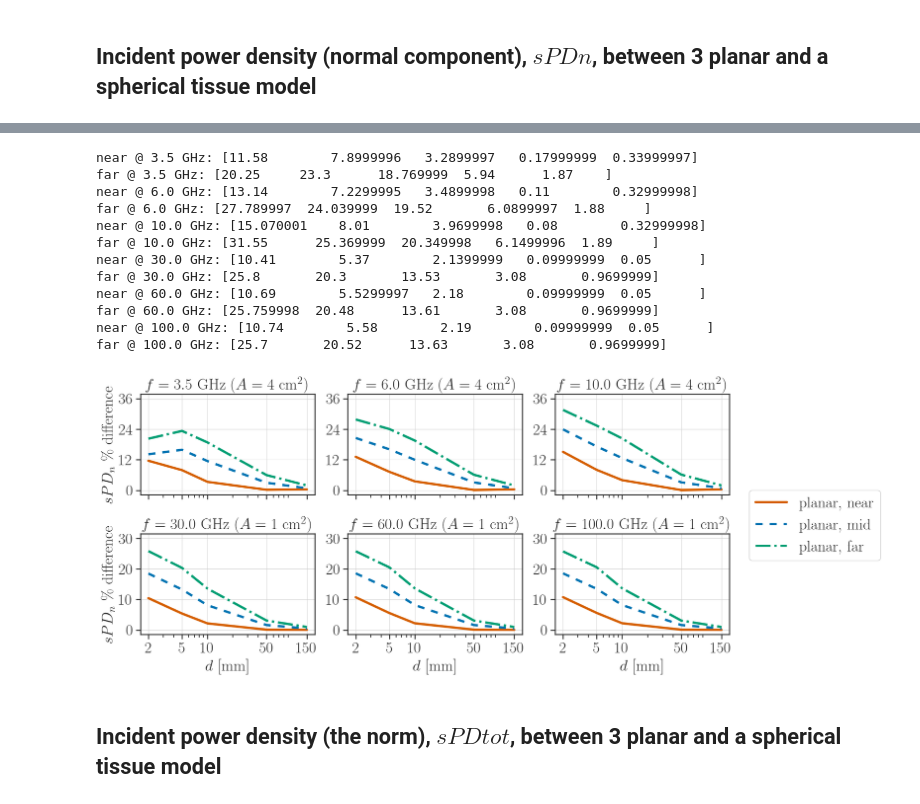
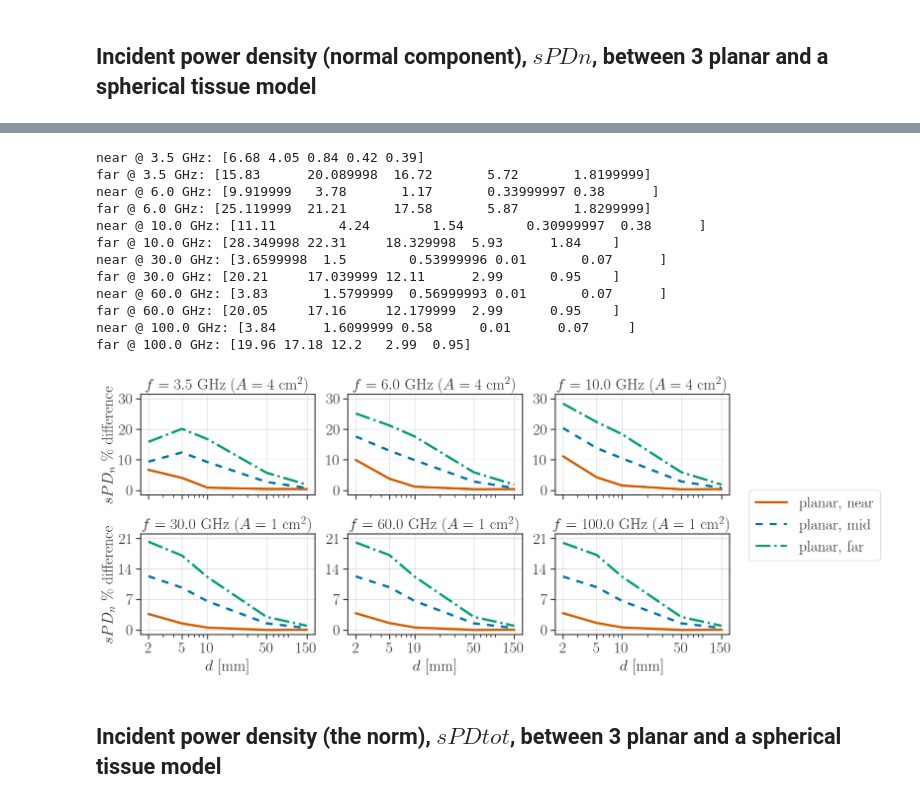
Before and after one commit to akapet00/EMF-exposure-analysis, a Jupyter notebook: playground/IEEE-TEMC_paper/results.ipynb, the cells around one changed output, grey strips where cells are left out. Saved outputs shown, nothing was run; the diff lists cells and outputs as text; code cells hidden in the pictures.

```diff
--- a/playground/IEEE-TEMC_paper/results.ipynb
+++ b/playground/IEEE-TEMC_paper/results.ipynb
@@ -240,7 +255,7 @@ p = 11  # number of root points
 ## Incident power density (normal component), $sPDn$, between 3 planar and a spherical tissue model
 # %%
 try:
-    date = '2022-05-19'
+    date = '2022-05-23'
     sPDn_comp = np.load(os.path.join('analysis', f'sPDn_sim_{date}.npy'))
     sPDn_comp_r = np.delete(sPDn_comp, np.where(sPDn_comp == -0.1)[0], axis=0)
     ds_r = np.delete(ds, np.where(ds == -0.1)[0])
@@ -327,49 +342,49 @@ for row in range(n_rows):
         print(f'near @ {fs[f_idx]} GHz: {np.round(abs_diff_near, 4) * 100}')
         print(f'far @ {fs[f_idx]} GHz: {np.round(abs_diff_far, 4)  * 100}')
         axs[row, col].plot(np.abs(ds_r), abs_diff_near * 100, 'r-', label='planar, near')
         axs[row, col].plot(np.abs(ds_r), abs_diff_mid * 100, 'b--', label='planar, mid')
         axs[row, col].plot(np.abs(ds_r), abs_diff_far * 100, 'g-.', label='planar, far')
         axs[row, col].set_xscale('log')
         axs[row, col].grid()
         axs[row, col].set_xticks(ticks=np.abs(ds_r),
                                  labels=np.asarray(ds_r * -1000, dtype='int'))
         if col == 0:
             axs[row, col].set(ylabel='$sPD_{n}$ \% difference')
         if row == 1:
             axs[row, col].set(xlabel='$d$ [mm]')
+            axs[row, col].set_yticks(ticks=[0, 7, 14, 21])
+            axs[row, col].set_ylim([-1.05, 22.05])
+        else:
             axs[row, col].set_yticks(ticks=[0, 10, 20, 30])
             axs[row, col].set_ylim([-1.5, 31.5])
-        else:
-            axs[row, col].set_yticks(ticks=[0, 12, 24, 36])
-            axs[row, col].set_ylim([-1.8, 37.8])
         if fs[f_idx] < 30.0:
             A = 4
         else:
             A = 1
         title = f'$f = {fs[f_idx]}$ GHz ($A = {A}$ cm$^2$)'
         axs[row, col].set_title(title)
         f_idx += 1
 handles, labels = plt.gca().get_legend_handles_labels()
 fig.legend(handles, labels, loc='center right')
 fig.tight_layout()
 fig.subplots_adjust(right=0.8);
 
 #fname = os.path.join('figures', 'sPDn_rpd')
 #save_fig(fig, fname=fname)
 # %% [output]
-near @ 3.5 GHz: [11.58        7.8999996   3.2899997   0.17999999  0.33999997]
-far @ 3.5 GHz: [20.25     23.3      18.769999  5.94      1.87    ]
-near @ 6.0 GHz: [13.14        7.2299995   3.4899998   0.11        0.32999998]
-far @ 6.0 GHz: [27.789997  24.039999  19.52       6.0899997  1.88     ]
-near @ 10.0 GHz: [15.070001    8.01        3.9699998   0.08        0.32999998]
-far @ 10.0 GHz: [31.55      25.369999  20.349998   6.1499996  1.89     ]
-near @ 30.0 GHz: [10.41        5.37        2.1399999   0.09999999  0.05      ]
-far @ 30.0 GHz: [25.8       20.3       13.53       3.08       0.9699999]
-near @ 60.0 GHz: [10.69        5.5299997   2.18        0.09999999  0.05      ]
-far @ 60.0 GHz: [25.759998  20.48      13.61       3.08       0.9699999]
-near @ 100.0 GHz: [10.74        5.58        2.19        0.09999999  0.05      ]
-far @ 100.0 GHz: [25.7       20.52      13.63       3.08       0.9699999]
+near @ 3.5 GHz: [6.68 4.05 0.84 0.42 0.39]
+far @ 3.5 GHz: [15.83      20.089998  16.72       5.72       1.8199999]
+near @ 6.0 GHz: [9.919999   3.78       1.17       0.33999997 0.38      ]
+far @ 6.0 GHz: [25.119999  21.21      17.58       5.87       1.8299999]
+near @ 10.0 GHz: [11.11        4.24        1.54        0.30999997  0.38      ]
+far @ 10.0 GHz: [28.349998 22.31     18.329998  5.93      1.84    ]
+near @ 30.0 GHz: [3.6599998  1.5        0.53999996 0.01       0.07      ]
+far @ 30.0 GHz: [20.21     17.039999 12.11      2.99      0.95    ]
+near @ 60.0 GHz: [3.83       1.5799999  0.56999993 0.01       0.07      ]
+far @ 60.0 GHz: [20.05     17.16     12.179999  2.99      0.95    ]
+near @ 100.0 GHz: [3.84      1.6099999 0.58      0.01      0.07     ]
+far @ 100.0 GHz: [19.96 17.18 12.2   2.99  0.95]
-[figure, old version]
+[figure, new version]
 # %% [markdown]
 ## Incident power density (the norm), $sPDtot$, between 3 planar and a spherical tissue model
 # %%
```
Also changed, not shown: parts of 5 cells of this notebook, 6 other files.
